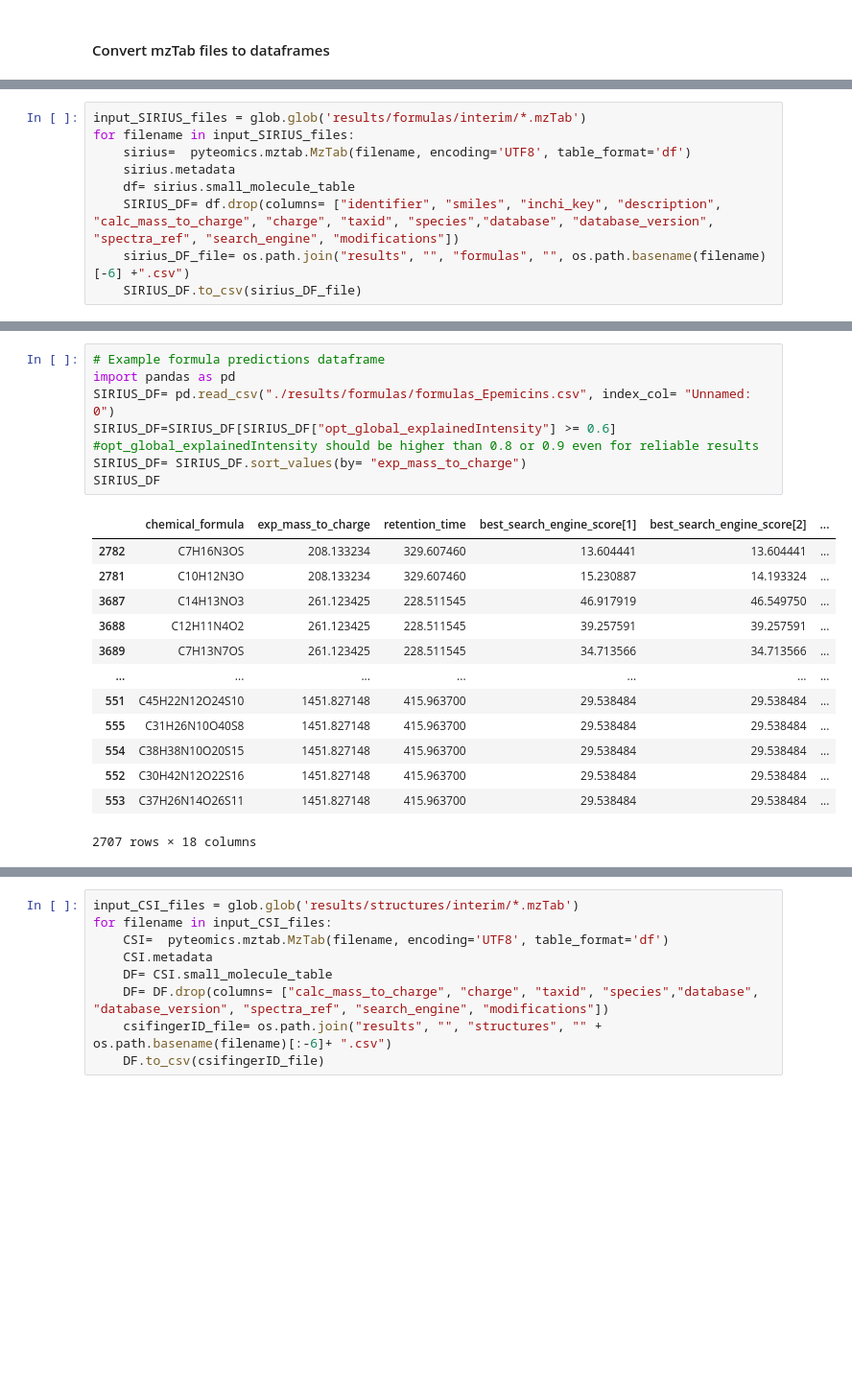
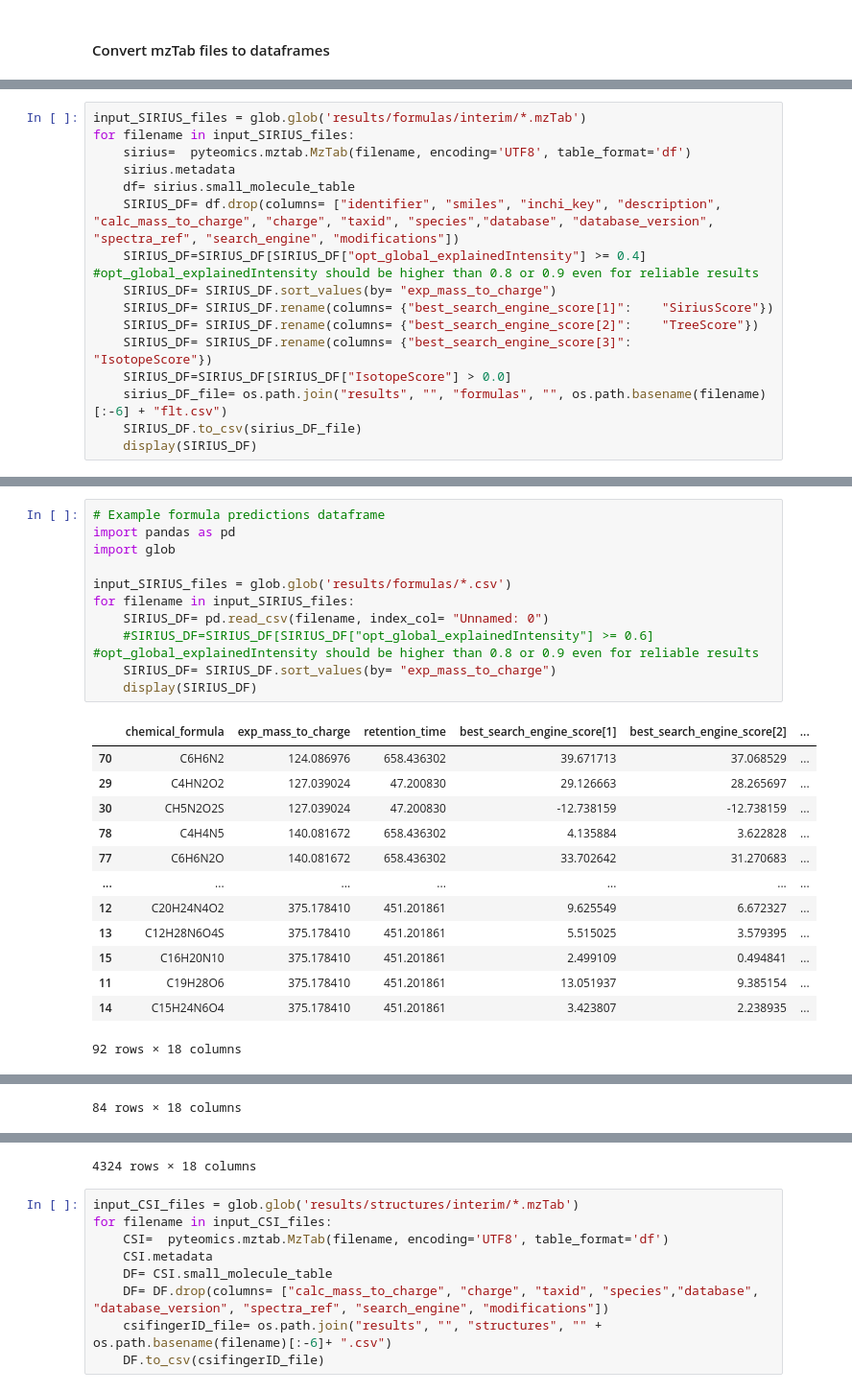
Before and after one commit to eeko-kon/pyOpenMS_UmetaFlow, a Jupyter notebook: OpenMS_workflow.ipynb, the cells around one changed output, grey strips where cells are left out. Shown at 96% size. Cells and saved outputs as stored; diff of their text form; blank space fills up the shorter version.

Commit message:
sirius expl intensity

```diff
--- a/OpenMS_workflow.ipynb
+++ b/OpenMS_workflow.ipynb
@@ -718,5 +722,12 @@ for filename in input_SIRIUS_files:
     sirius.metadata
     df= sirius.small_molecule_table
     SIRIUS_DF= df.drop(columns= ["identifier", "smiles", "inchi_key", "description", "calc_mass_to_charge", "charge", "taxid", "species","database", "database_version", "spectra_ref", "search_engine", "modifications"])
-    sirius_DF_file= os.path.join("results", "", "formulas", "", os.path.basename(filename)[-6] +".csv")
+    SIRIUS_DF=SIRIUS_DF[SIRIUS_DF["opt_global_explainedIntensity"] >= 0.4] #opt_global_explainedIntensity should be higher than 0.8 or 0.9 even for reliable results
+    SIRIUS_DF= SIRIUS_DF.sort_values(by= "exp_mass_to_charge")
+    SIRIUS_DF= SIRIUS_DF.rename(columns= {"best_search_engine_score[1]":	"SiriusScore"})
+    SIRIUS_DF= SIRIUS_DF.rename(columns= {"best_search_engine_score[2]":	"TreeScore"})
+    SIRIUS_DF= SIRIUS_DF.rename(columns= {"best_search_engine_score[3]":	"IsotopeScore"})
+    SIRIUS_DF=SIRIUS_DF[SIRIUS_DF["IsotopeScore"] > 0.0]
+    sirius_DF_file= os.path.join("results", "", "formulas", "", os.path.basename(filename)[:-6] + "flt.csv")
     SIRIUS_DF.to_csv(sirius_DF_file)
+    display(SIRIUS_DF)
@@ -723,21 +782,25 @@ for filename in input_SIRIUS_files:
 # %%
 # Example formula predictions dataframe
 import pandas as pd
-SIRIUS_DF= pd.read_csv("./results/formulas/formulas_Epemicins.csv", index_col= "Unnamed: 0")
-SIRIUS_DF=SIRIUS_DF[SIRIUS_DF["opt_global_explainedIntensity"] >= 0.6] #opt_global_explainedIntensity should be higher than 0.8 or 0.9 even for reliable results
-SIRIUS_DF= SIRIUS_DF.sort_values(by= "exp_mass_to_charge")
-SIRIUS_DF
+import glob
+
+input_SIRIUS_files = glob.glob('results/formulas/*.csv')
+for filename in input_SIRIUS_files:
+    SIRIUS_DF= pd.read_csv(filename, index_col= "Unnamed: 0")
+    #SIRIUS_DF=SIRIUS_DF[SIRIUS_DF["opt_global_explainedIntensity"] >= 0.6] #opt_global_explainedIntensity should be higher than 0.8 or 0.9 even for reliable results
+    SIRIUS_DF= SIRIUS_DF.sort_values(by= "exp_mass_to_charge")
+    display(SIRIUS_DF)
 # %% [output]
 |  | chemical_formula | exp_mass_to_charge | retention_time | best_search_engine_score[1] | best_search_engine_score[2] | ... |
-| 2782 | C7H16N3OS | 208.133234 | 329.607460 | 13.604441 | 13.604441 | ... |
-| 2781 | C10H12N3O | 208.133234 | 329.607460 | 15.230887 | 14.193324 | ... |
-| 3687 | C14H13NO3 | 261.123425 | 228.511545 | 46.917919 | 46.549750 | ... |
-| 3688 | C12H11N4O2 | 261.123425 | 228.511545 | 39.257591 | 39.257591 | ... |
-| 3689 | C7H13N7OS | 261.123425 | 228.511545 | 34.713566 | 34.713566 | ... |
+| 70 | C6H6N2 | 124.086976 | 658.436302 | 39.671713 | 37.068529 | ... |
+| 29 | C4HN2O2 | 127.039024 | 47.200830 | 29.126663 | 28.265697 | ... |
+| 30 | CH5N2O2S | 127.039024 | 47.200830 | -12.738159 | -12.738159 | ... |
+| 78 | C4H4N5 | 140.081672 | 658.436302 | 4.135884 | 3.622828 | ... |
+| 77 | C6H6N2O | 140.081672 | 658.436302 | 33.702642 | 31.270683 | ... |
 | ... | ... | ... | ... | ... | ... | ... |
-| 551 | C45H22N12O24S10 | 1451.827148 | 415.963700 | 29.538484 | 29.538484 | ... |
-| 555 | C31H26N10O40S8 | 1451.827148 | 415.963700 | 29.538484 | 29.538484 | ... |
-| 554 | C38H38N10O20S15 | 1451.827148 | 415.963700 | 29.538484 | 29.538484 | ... |
-| 552 | C30H42N12O22S16 | 1451.827148 | 415.963700 | 29.538484 | 29.538484 | ... |
-| 553 | C37H26N14O26S11 | 1451.827148 | 415.963700 | 29.538484 | 29.538484 | ... |
+| 12 | C20H24N4O2 | 375.178410 | 451.201861 | 9.625549 | 6.672327 | ... |
+| 13 | C12H28N6O4S | 375.178410 | 451.201861 | 5.515025 | 3.579395 | ... |
+| 15 | C16H20N10 | 375.178410 | 451.201861 | 2.499109 | 0.494841 | ... |
+| 11 | C19H28O6 | 375.178410 | 451.201861 | 13.051937 | 9.385154 | ... |
+| 14 | C15H24N6O4 | 375.178410 | 451.201861 | 3.423807 | 2.238935 | ... |
-2707 rows × 18 columns
+92 rows × 18 columns
@@ -743,0 +819 @@ SIRIUS_DF
+84 rows × 18 columns
@@ -744,3 +832,4 @@ SIRIUS_DF
+4324 rows × 18 columns
 # %%
 input_CSI_files = glob.glob('results/structures/interim/*.mzTab')
 for filename in input_CSI_files:
```
Also changed, not shown: parts of 3 cells of this notebook.
